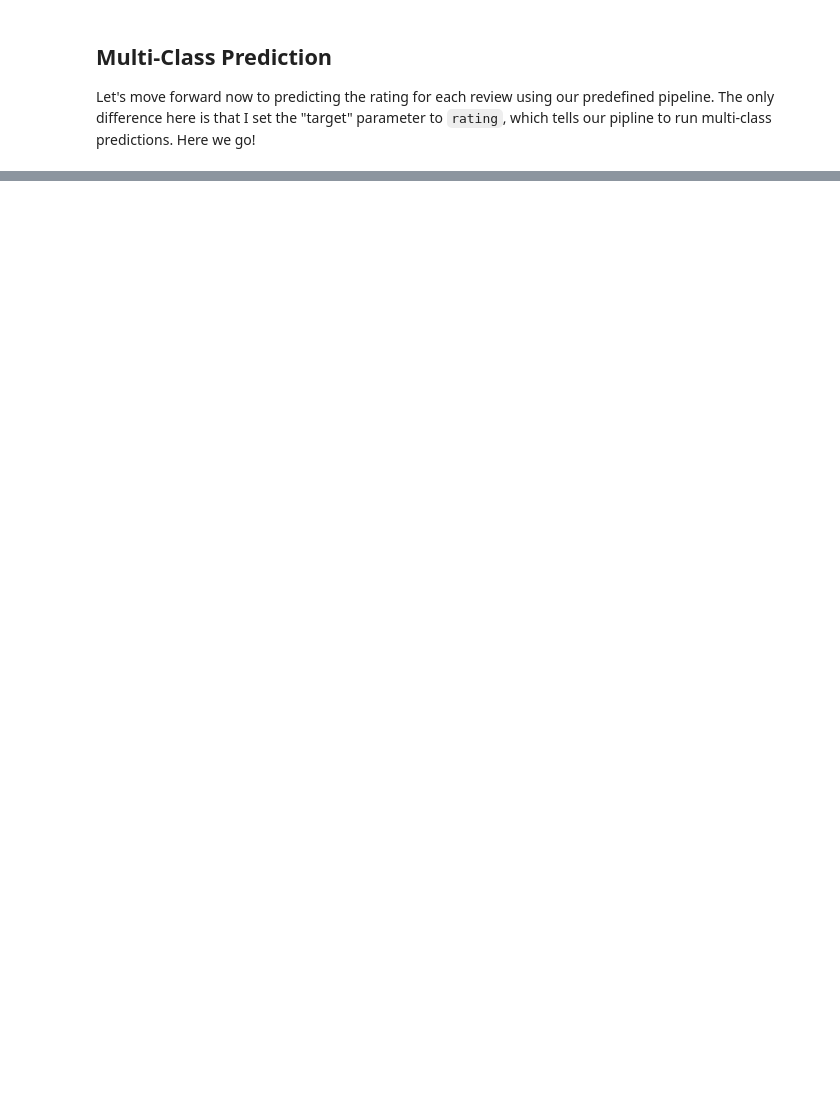
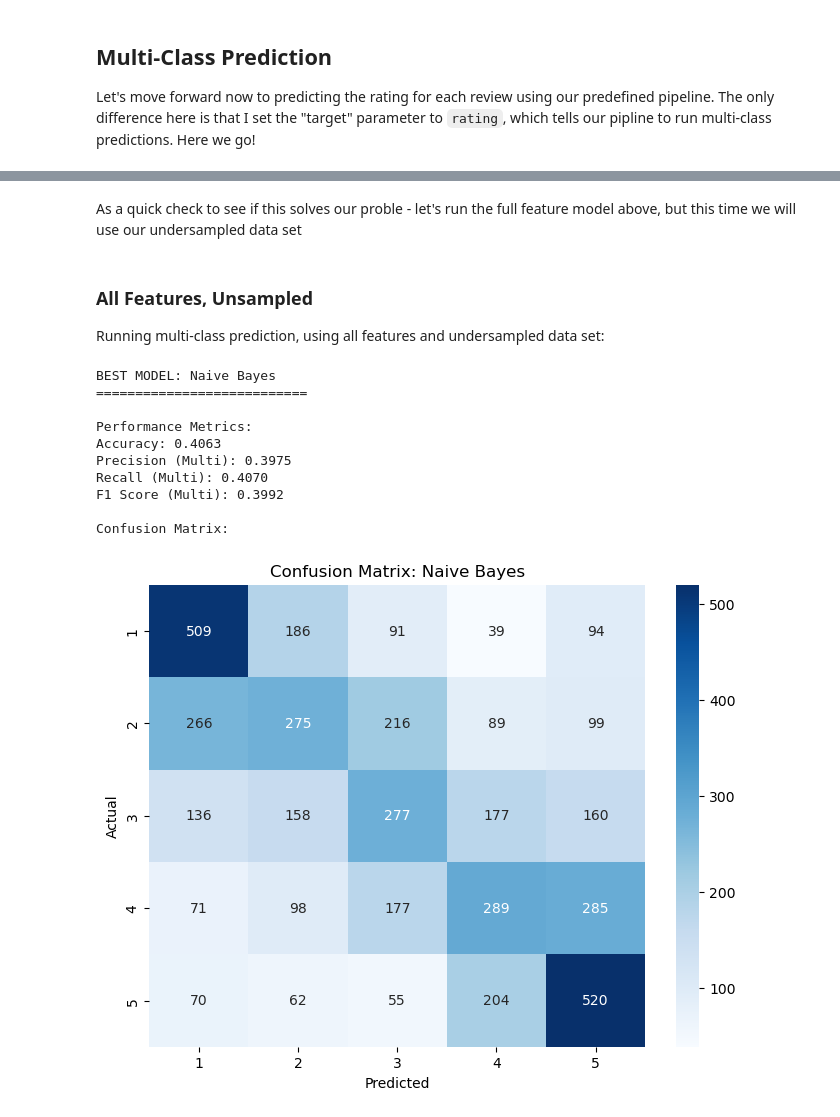
Before and after one commit to sm110101/portfolio_site, a Jupyter notebook: technical-details/supervised-learning/main.ipynb, the cells around one changed output, grey strips where cells are left out. Saved outputs shown, nothing was run; the diff lists cells and outputs as text; code cells hidden in the pictures; blank space fills up the shorter version.

```diff
--- a/technical-details/supervised-learning/main.ipynb
+++ b/technical-details/supervised-learning/main.ipynb
@@ -580,0 +721,12 @@ mult_class_tfidf = classification(
+# %%
+# Setting minimum count
+min_count = reviews_tfidf['rating'].value_counts().min()
+
+# Create an undersampled data frame
+reviews_tfidf_undersamlped = (
+    # Here, we are grouping by 'rating' and randomly sampling 4603 observations from each group
+    reviews_tfidf.groupby('rating').apply(lambda x: x.sample(n=min_count, random_state=5000)).reset_index(drop=True)
+)
+
+# Printing new counts
+reviews_tfidf_undersamlped['rating'].value_counts()
@@ -580,0 +741,27 @@ mult_class_tfidf = classification(
+# %% [markdown]
+As a quick check to see if this solves our proble - let's run the full feature model above, but this time we will use our undersampled data set
+# %% [markdown]
+### All Features, Unsampled
+
+Running multi-class prediction, using all features and undersampled  data set:
+# %%
+# Predicting rating using all features
+mult_class_all_features_undersampled = classification(
+    df=reviews_tfidf_undersamlped,
+    target="rating",
+    selected_features=['vote','verified','product_id'],
+    include_tfidf=True,
+    show_confusion_matrix=True
+)
+# %% [output]
+BEST MODEL: Naive Bayes
+===========================
+
+Performance Metrics:
+Accuracy: 0.4063
+Precision (Multi): 0.3975
+Recall (Multi): 0.4070
+F1 Score (Multi): 0.3992
+
+Confusion Matrix:
+[figure, added]
```
Also changed, not shown: parts of 30 cells of this notebook, 10 other files.
